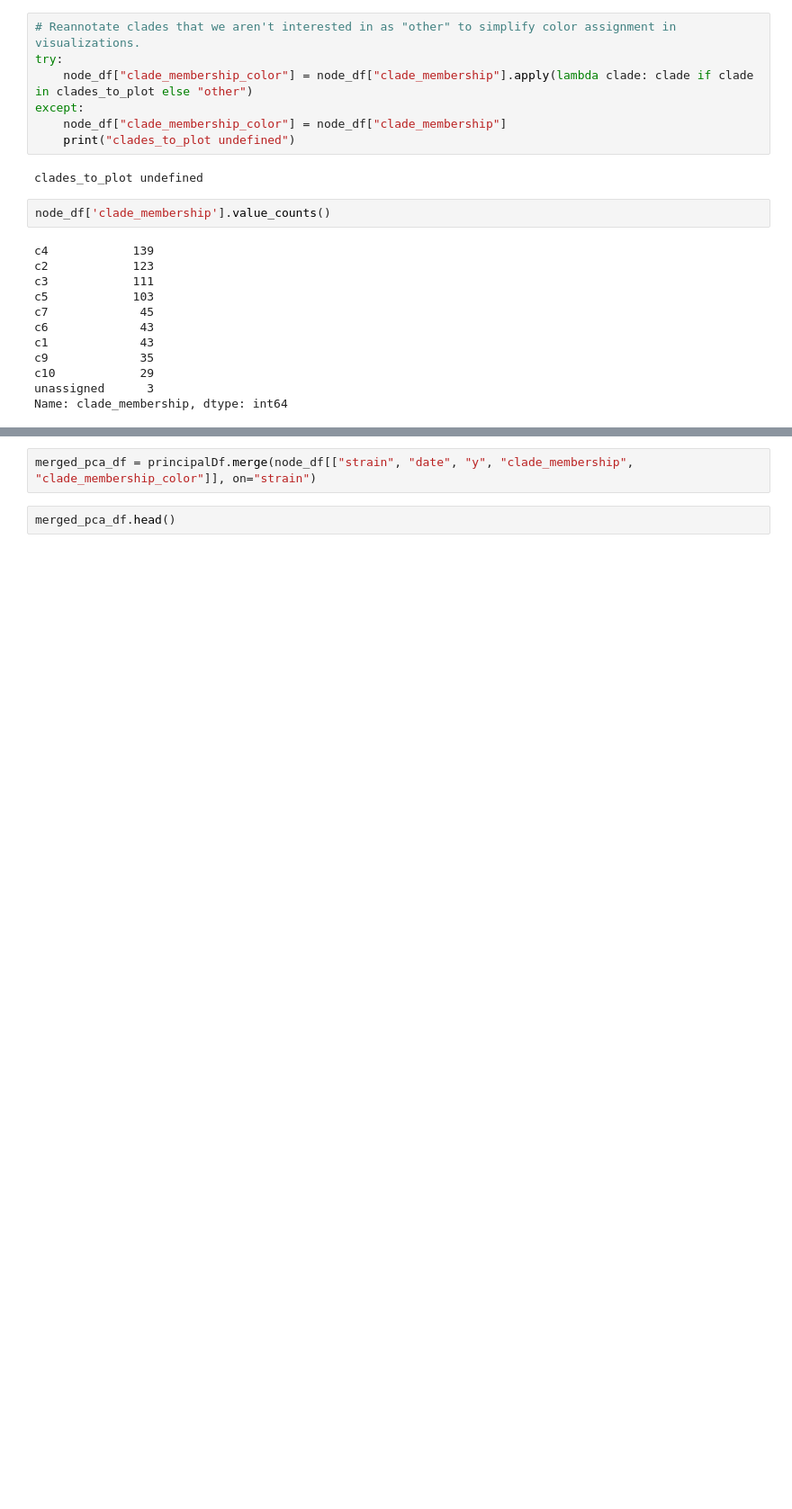
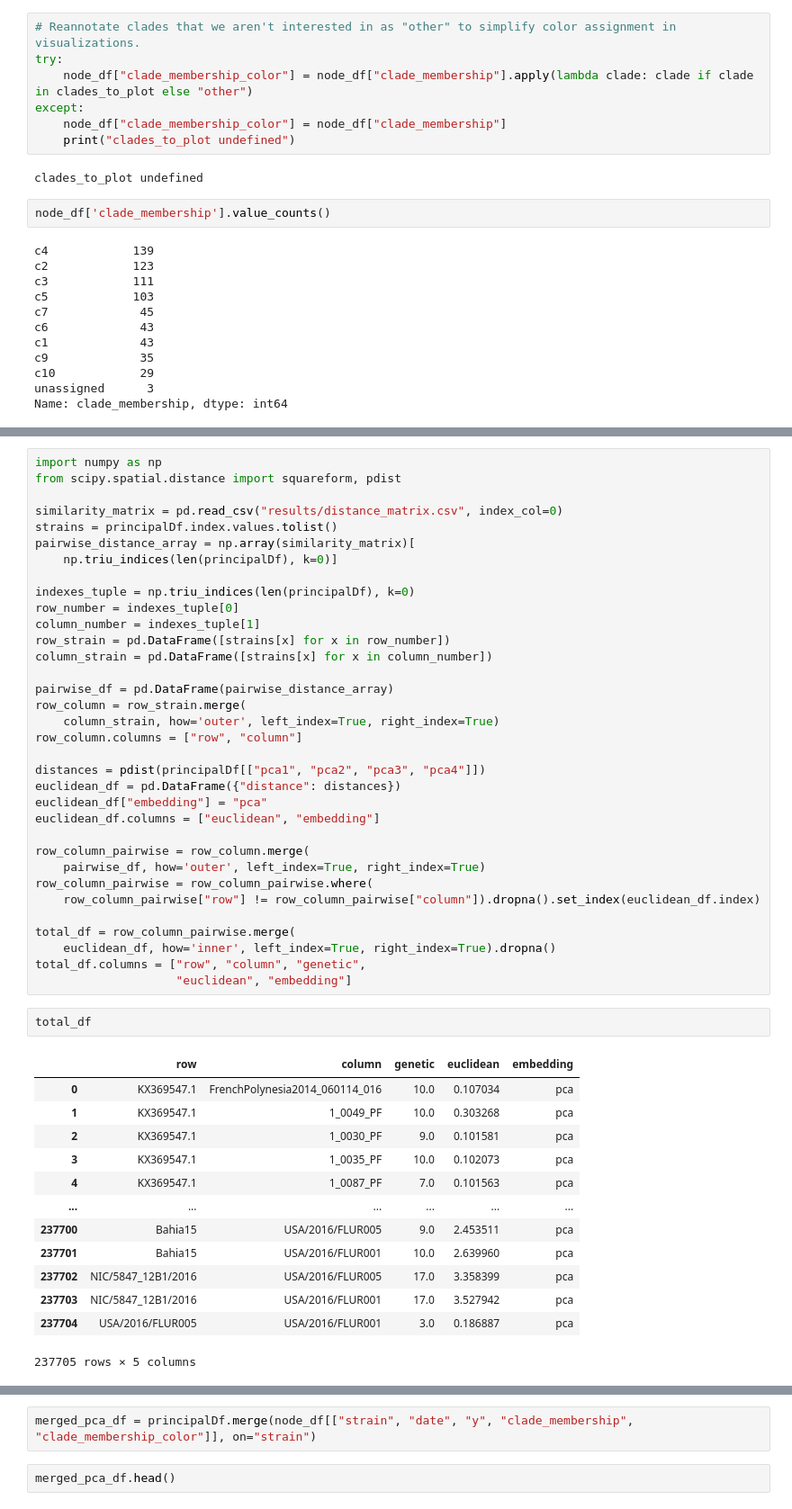
Before and after one commit to blab/cartography, a Jupyter notebook: zika-nextstrain/2019-08-08FinalNotebookZika.ipynb, the cells around one changed output, grey strips where cells are left out. Shown at 90% size. Cells and saved outputs as stored; diff of their text form; blank space fills up the shorter version.

```diff
--- a/zika-nextstrain/2019-08-08FinalNotebookZika.ipynb
+++ b/zika-nextstrain/2019-08-08FinalNotebookZika.ipynb
@@ -169,3 +169,53 @@ explained_variance_df
 | 7 | 0.0127 | 7 |
 | 8 | 0.0100 | 8 |
 | 9 | 0.0085 | 9 |
+# %%
+import numpy as np
+from scipy.spatial.distance import squareform, pdist
+
+similarity_matrix = pd.read_csv("results/distance_matrix.csv", index_col=0)
+strains = principalDf.index.values.tolist()
+pairwise_distance_array = np.array(similarity_matrix)[
+    np.triu_indices(len(principalDf), k=0)]
+
+indexes_tuple = np.triu_indices(len(principalDf), k=0)
+row_number = indexes_tuple[0]
+column_number = indexes_tuple[1]
+row_strain = pd.DataFrame([strains[x] for x in row_number])
+column_strain = pd.DataFrame([strains[x] for x in column_number])
+
+pairwise_df = pd.DataFrame(pairwise_distance_array)
+row_column = row_strain.merge(
+    column_strain, how='outer', left_index=True, right_index=True)
+row_column.columns = ["row", "column"]
+
+distances = pdist(principalDf[["pca1", "pca2", "pca3", "pca4"]])
+euclidean_df = pd.DataFrame({"distance": distances})
+euclidean_df["embedding"] = "pca"
+euclidean_df.columns = ["euclidean", "embedding"]
+
+row_column_pairwise = row_column.merge(
+    pairwise_df, how='outer', left_index=True, right_index=True)
+row_column_pairwise = row_column_pairwise.where(
+    row_column_pairwise["row"] != row_column_pairwise["column"]).dropna().set_index(euclidean_df.index)
+
+total_df = row_column_pairwise.merge(
+    euclidean_df, how='inner', left_index=True, right_index=True).dropna()
+total_df.columns = ["row", "column", "genetic",
+                    "euclidean", "embedding"]
+# %%
+total_df
+# %% [output]
+|  | row | column | genetic | euclidean | embedding |
+| 0 | KX369547.1 | FrenchPolynesia2014_060114_016 | 10.0 | 0.107034 | pca |
+| 1 | KX369547.1 | 1_0049_PF | 10.0 | 0.303268 | pca |
+| 2 | KX369547.1 | 1_0030_PF | 9.0 | 0.101581 | pca |
+| 3 | KX369547.1 | 1_0035_PF | 10.0 | 0.102073 | pca |
+| 4 | KX369547.1 | 1_0087_PF | 7.0 | 0.101563 | pca |
+| ... | ... | ... | ... | ... | ... |
+| 237700 | Bahia15 | USA/2016/FLUR005 | 9.0 | 2.453511 | pca |
+| 237701 | Bahia15 | USA/2016/FLUR001 | 10.0 | 2.639960 | pca |
+| 237702 | NIC/5847_12B1/2016 | USA/2016/FLUR005 | 17.0 | 3.358399 | pca |
+| 237703 | NIC/5847_12B1/2016 | USA/2016/FLUR001 | 17.0 | 3.527942 | pca |
+| 237704 | USA/2016/FLUR005 | USA/2016/FLUR001 | 3.0 | 0.186887 | pca |
+237705 rows × 5 columns
```
Also changed, not shown: parts of 12 cells of this notebook, 7 other files.
